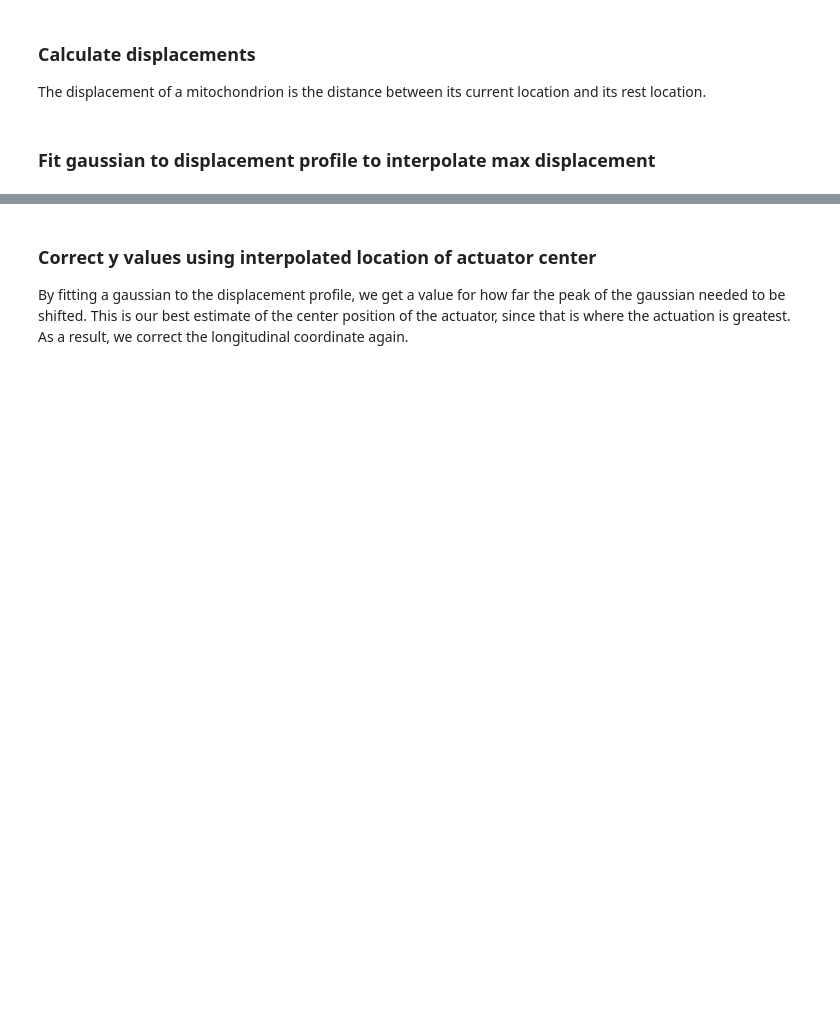
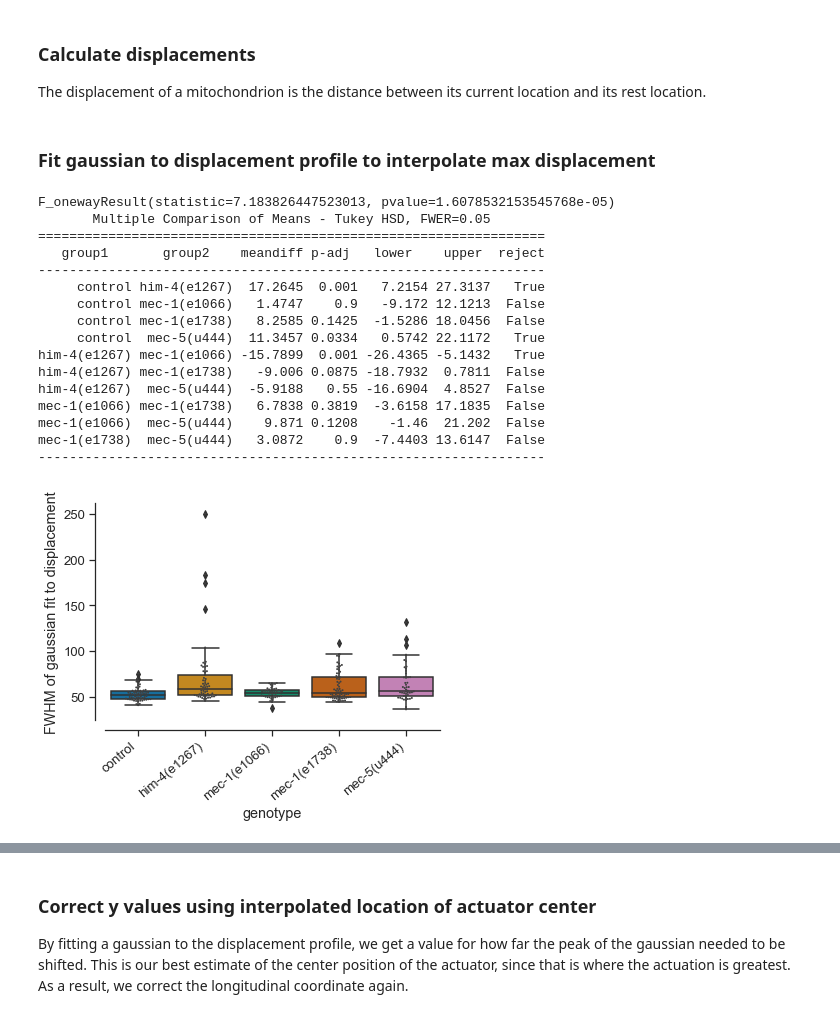
Before and after one commit to anekimken/SSN_ImageAnalysis, a Jupyter notebook: Notebooks/Displacement and Strain Plots.ipynb, the cells around one changed output, grey strips where cells are left out. Cells and saved outputs as stored; diff of their text form; code cells hidden in the pictures; blank space fills up the shorter version.

```diff
--- a/Notebooks/Displacement and Strain Plots.ipynb
+++ b/Notebooks/Displacement and Strain Plots.ipynb
@@ -196,0 +248,43 @@ for dimension in ['x', 'y', 'z']:
+# %%
+individual_fit_param_df_more_than_2um = individual_fit_param_df.loc[
+    individual_fit_param_df['max_dist'] > 2]
+
+ax = sns.boxplot(x='genotype', y='fwhm_fit', data=individual_fit_param_df)#_more_than_2um)
+ax = sns.swarmplot(x='genotype', y='fwhm_fit', color=".25", size=2, data=individual_fit_param_df)#_more_than_2um)
+ax.set_ylabel('FWHM of gaussian fit to displacement')
+labels = ax.get_xticklabels()
+sns.despine(offset=10)
+ax.set_xticklabels(labels, rotation=40, ha='right')
+
+deformation_extent = []
+for this_worm_strain in worm_strains:
+    deformation_extent.append(individual_fit_param_df.loc[
+        individual_fit_param_df['worm_strain'] == this_worm_strain]['fwhm_fit'])
+# for this_worm_strain in worm_strains:
+#     deformation_extent.append(individual_fit_param_df_more_than_2um.loc[
+#         individual_fit_param_df_more_than_2um['worm_strain'] == this_worm_strain]['fwhm_fit'])
+
+
+print(stats.f_oneway(*deformation_extent))
+
+mc = multicomp.MultiComparison(individual_fit_param_df['fwhm_fit'], individual_fit_param_df['genotype'],
+                               group_order=[allele_dict[strain] for strain in worm_strains])
+print(mc.tukeyhsd())
+# %% [output]
+F_onewayResult(statistic=7.183826447523013, pvalue=1.6078532153545768e-05)
+       Multiple Comparison of Means - Tukey HSD, FWER=0.05
+=================================================================
+   group1       group2    meandiff p-adj   lower    upper  reject
+-----------------------------------------------------------------
+     control him-4(e1267)  17.2645  0.001   7.2154 27.3137   True
+     control mec-1(e1066)   1.4747    0.9   -9.172 12.1213  False
+     control mec-1(e1738)   8.2585 0.1425  -1.5286 18.0456  False
+     control  mec-5(u444)  11.3457 0.0334   0.5742 22.1172   True
+him-4(e1267) mec-1(e1066) -15.7899  0.001 -26.4365 -5.1432   True
+him-4(e1267) mec-1(e1738)   -9.006 0.0875 -18.7932  0.7811  False
+him-4(e1267)  mec-5(u444)  -5.9188   0.55 -16.6904  4.8527  False
+mec-1(e1066) mec-1(e1738)   6.7838 0.3819  -3.6158 17.1835  False
+mec-1(e1066)  mec-5(u444)    9.871 0.1208    -1.46  21.202  False
+mec-1(e1738)  mec-5(u444)   3.0872    0.9  -7.4403 13.6147  False
+-----------------------------------------------------------------
+[figure, added]
```
Also changed, not shown: parts of 51 cells of this notebook, 5 other files.
